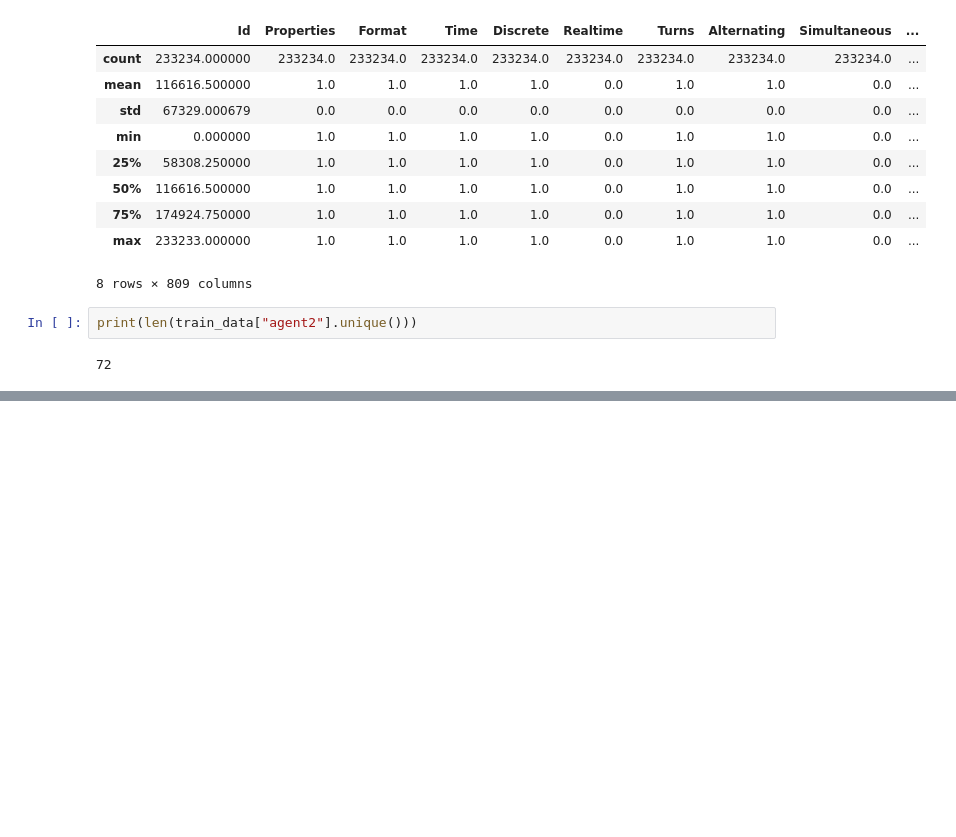
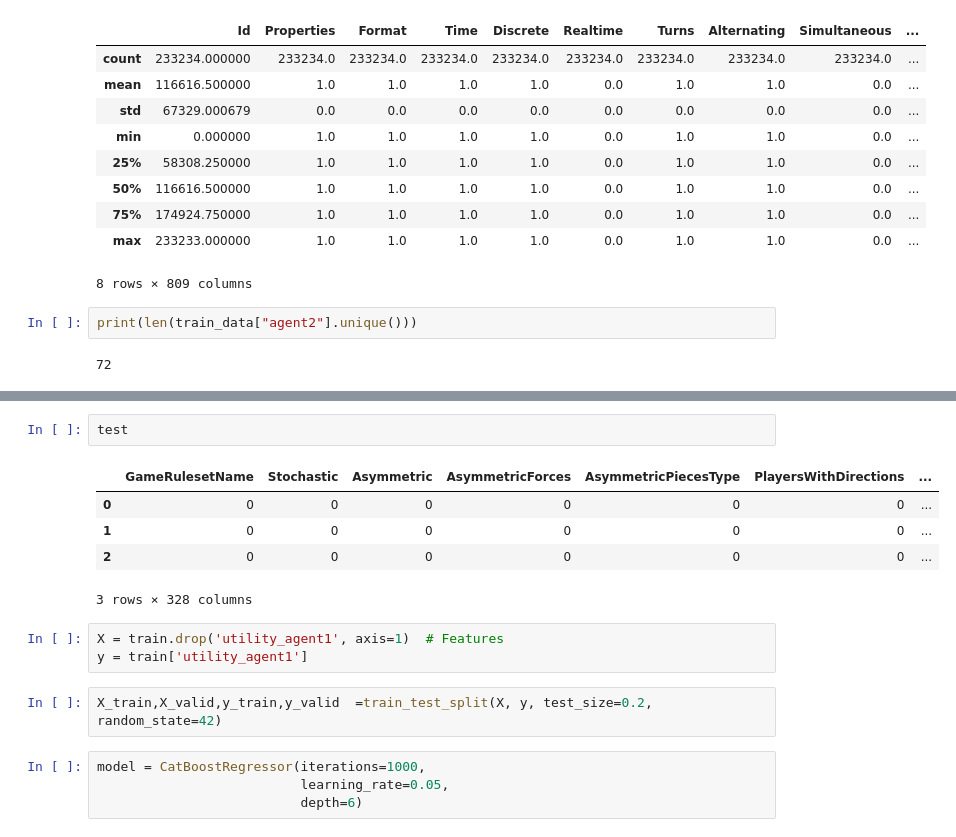
Before and after one commit to NasserMohamedEid/Game-Playing-Strength-Prediction-of-MCTS-Variants, a Jupyter notebook: Exploratory Data Analysis.ipynb, the cells around one changed output, grey strips where cells are left out. Cells and saved outputs as stored; diff of their text form; blank space fills up the shorter version.

```diff
--- a/Exploratory Data Analysis.ipynb
+++ b/Exploratory Data Analysis.ipynb
@@ -121,0 +215,17 @@ def summarize_dataframe_info(df):
+# %%
+test
+# %% [output]
+|  | GameRulesetName | Stochastic | Asymmetric | AsymmetricForces | AsymmetricPiecesType | PlayersWithDirections | ... |
+| 0 | 0 | 0 | 0 | 0 | 0 | 0 | ... |
+| 1 | 0 | 0 | 0 | 0 | 0 | 0 | ... |
+| 2 | 0 | 0 | 0 | 0 | 0 | 0 | ... |
+3 rows × 328 columns
+# %%
+X = train.drop('utility_agent1', axis=1)  # Features
+y = train['utility_agent1']
+# %%
+X_train,X_valid,y_train,y_valid  =train_test_split(X, y, test_size=0.2, random_state=42)
+# %%
+model = CatBoostRegressor(iterations=1000,
+                          learning_rate=0.05,
+                          depth=6)
```
Also changed, not shown: parts of 24 cells of this notebook.
